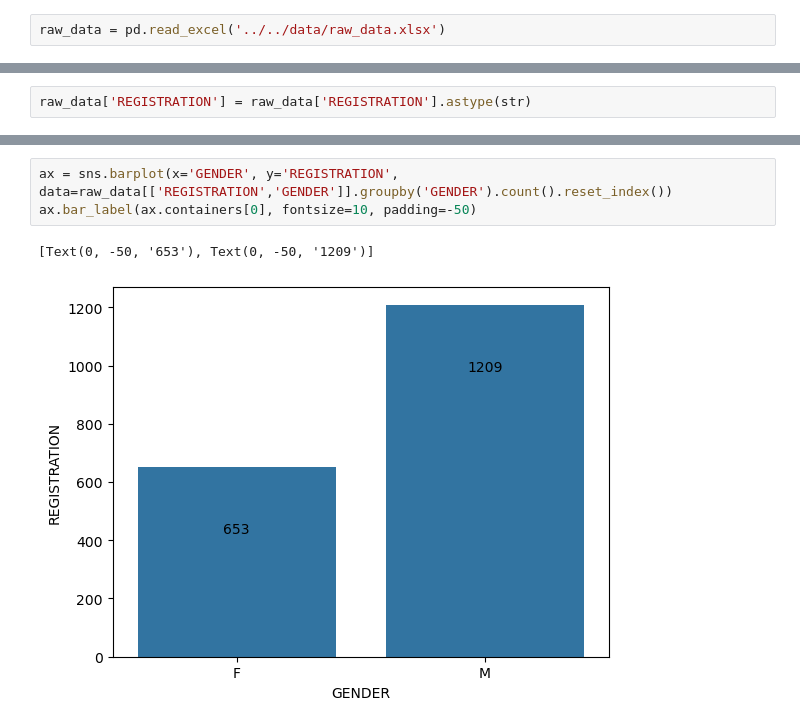
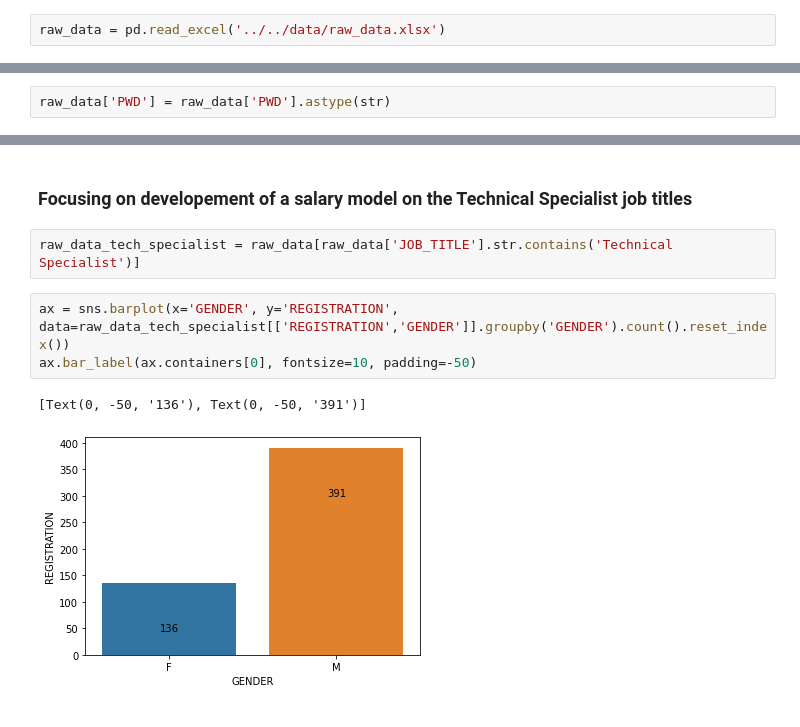
Before and after one commit to Rabernardino/ml-salary-model, a Jupyter notebook: src/scripts/eda.ipynb, the cells around one changed output, grey strips where cells are left out. Cells and saved outputs as stored; diff of their text form.

```diff
--- a/src/scripts/eda.ipynb
+++ b/src/scripts/eda.ipynb
@@ -47,3 +43,3 @@ dtype: object
 # %%
-raw_data['REGISTRATION'] = raw_data['REGISTRATION'].astype(str)
+raw_data['PWD'] = raw_data['PWD'].astype(str)
 # %%
@@ -73,6 +88,10 @@ raw_data[['REGISTRATION','JOB_TITLE']].groupby('JOB_TITLE').count().reset_index(
+# %% [markdown]
+### Focusing on developement of a salary model on the Technical Specialist job titles
+# %%
+raw_data_tech_specialist = raw_data[raw_data['JOB_TITLE'].str.contains('Technical Specialist')]
 # %%
-ax = sns.barplot(x='GENDER', y='REGISTRATION', data=raw_data[['REGISTRATION','GENDER']].groupby('GENDER').count().reset_index())
+ax = sns.barplot(x='GENDER', y='REGISTRATION', data=raw_data_tech_specialist[['REGISTRATION','GENDER']].groupby('GENDER').count().reset_index())
 ax.bar_label(ax.containers[0], fontsize=10, padding=-50)
 # %% [output]
-[Text(0, -50, '653'), Text(0, -50, '1209')]
+[Text(0, -50, '136'), Text(0, -50, '391')]
-[figure, old version]
+[figure, new version]
```
Also changed, not shown: parts of 10 cells of this notebook.
